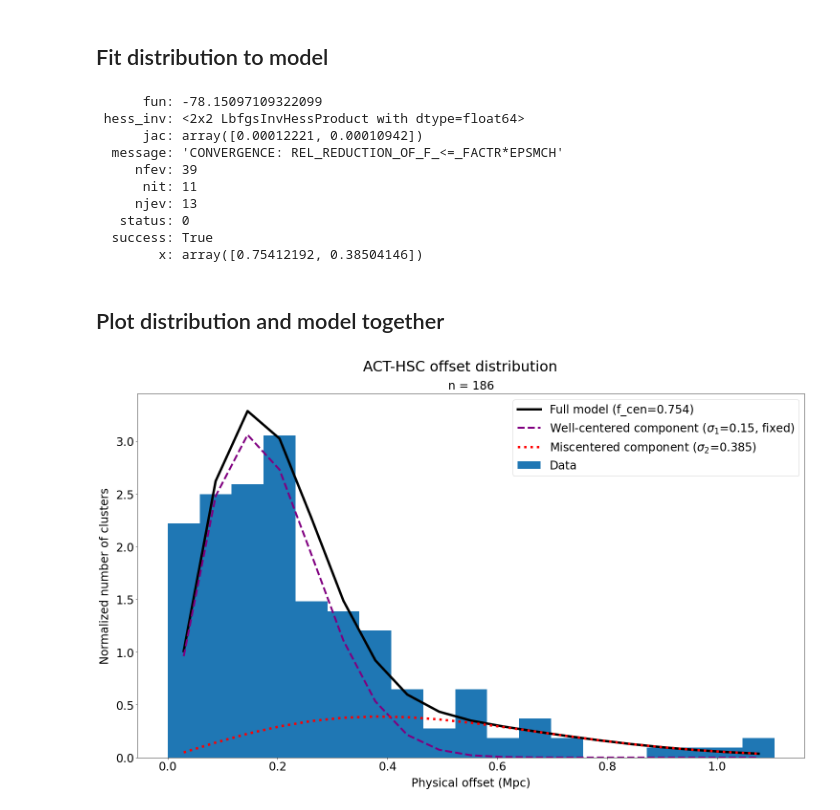
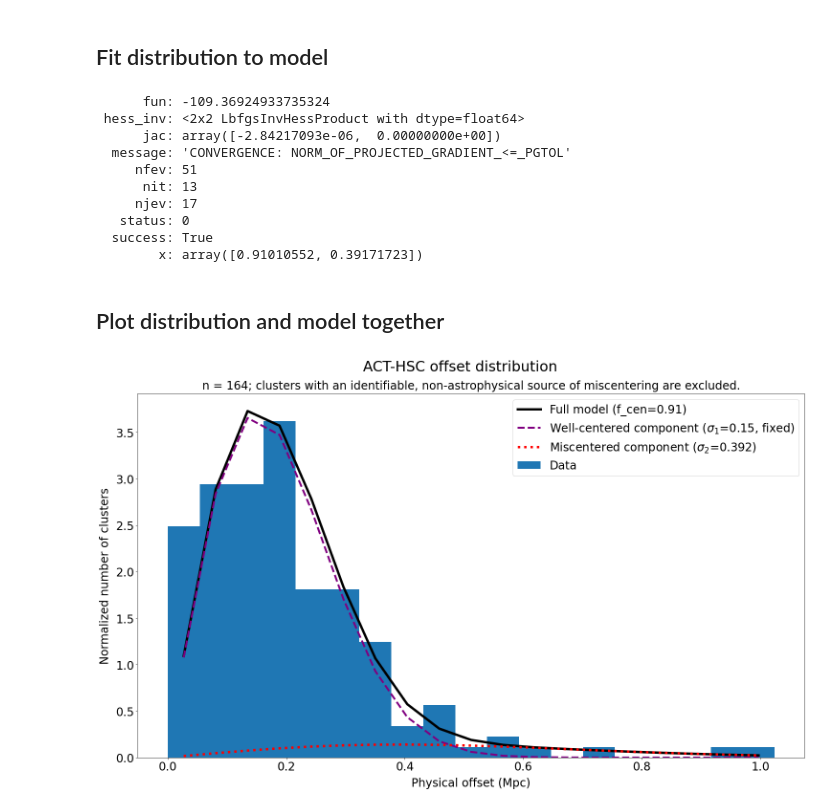
Before and after one commit to Jupiter1994/hsc-miscentering, a Jupyter notebook: HSC_ACT_Offset_Distribution.ipynb, the cells around one changed output. Cells and saved outputs as stored; diff of their text form; code cells hidden in the pictures.

```diff
--- a/HSC_ACT_Offset_Distribution.ipynb
+++ b/HSC_ACT_Offset_Distribution.ipynb
@@ -20,14 +20,15 @@ cm_catalog = Table.read('HSC_ACT_crossmatch.fits', hdu=1)
 # read in "Cause of miscentering" column
 cause_of_misc = cm_catalog['Cause of miscentering']
 # %%
-# create a flag indicating if a cluster should be excluded from the fitted distribution
+# create a flag indicating if a miscentered cluster should be excluded in the fitted distribution
 shape = (len(cm_catalog))
 
-reasons_for_exclusion = {'Star', 'Artifact', 'Obscuring galaxy', 'Chose wrong CG', 'BCG excluded'}
+reasons_for_exclusion = {'Artifact', 'Chose wrong CG', 'Deblending', 'False match',
+                         'False signal', 'Star'}
 exclude_from_distro = [(cause in reasons_for_exclusion) for cause in cause_of_misc]
 exclude_from_distro = np.array(exclude_from_distro)
 # %%
-exclude_clusters = False
+exclude_clusters = True
 if exclude_clusters:
     physical_offsets = cm_catalog['Offset (Mpc)'][~exclude_from_distro]
 else:
@@ -238,16 +239,16 @@ else:
 
 print(best_guess)
 # %% [output]
-      fun: -78.15097109322099
+      fun: -109.36924933735324
  hess_inv: <2x2 LbfgsInvHessProduct with dtype=float64>
-      jac: array([0.00012221, 0.00010942])
-  message: 'CONVERGENCE: REL_REDUCTION_OF_F_<=_FACTR*EPSMCH'
-     nfev: 39
-      nit: 11
-     njev: 13
+      jac: array([-2.84217093e-06,  0.00000000e+00])
+  message: 'CONVERGENCE: NORM_OF_PROJECTED_GRADIENT_<=_PGTOL'
+     nfev: 51
+      nit: 13
+     njev: 17
    status: 0
   success: True
-        x: array([0.75412192, 0.38504146])
+        x: array([0.91010552, 0.39171723])
 # %% [markdown]
 ## Plot distribution and model together
 # %%
@@ -263,7 +264,7 @@ plt.suptitle(plot_title, fontsize=30, y=0.95)
 
 plot_subtitle = f'n = {len(physical_offsets)}'
 if exclude_clusters:
-    plot_subtitle += '; clusters with either an obscuring object or an incorrectly identified BCG are excluded'
+    plot_subtitle += '; clusters with an identifiable, non-astrophysical source of miscentering are excluded.'
 plt.title(plot_subtitle, fontsize=24, pad=10)
 
 ## Data sample
@@ -288,31 +289,31 @@ if use_3comp:
 else:
     model = norm_factor_full*offset_model_fixed_sig1(x_axis, f_best, sig2_best,\
                                                         fixed_sig1)
 
 plt.plot(x_axis, model, \
     label=f"Full model (f_cen={np.round(f_best,3)})", color='black', linewidth=5)
 
 # plot the model's components separately
 if use_fixed_sig1:
     plt.plot(x_axis, norm_factor_full*f_best*prob_dens_well_centered(x_axis, sig1_best),
          label=f"Well-centered component ($\sigma_1$={np.round(sig1_best,3)}, fixed)", \
          color='purple', linestyle='--', linewidth=4)
 else:
     plt.plot(x_axis, norm_factor_full*f_best*prob_dens_well_centered(x_axis, sig1_best),
          label=f"Well-centered component ($\sigma_1$={np.round(sig1_best,3)})", \
          color='purple', linestyle='--', linewidth=4)
 
 plt.plot(x_axis, norm_factor_full*(1-f_best)*prob_dens_mis_centered(x_axis, sig2_best),
          label=f"Miscentered component ($\sigma_2$={np.round(sig2_best,3)})", \
          color='red', linestyle=':', linewidth=5)
 
 if use_3comp:
     plt.plot(x_axis, prob_dens_linear(x_axis, slope_best),
          label=f"Linear component (slope={np.round(slope_best,3)})", \
          color='green', linestyle='--', linewidth=5)
 
 plt.legend()
 #plt.savefig("Figures/Modeling_Offset_Distro/Rayleigh_model/HSC_crossmatch.png", bbox_inches='tight')
 plt.show()
 # %% [output]
-[figure, old version]
+[figure, new version]
```
Also changed, not shown: 1 other file.
